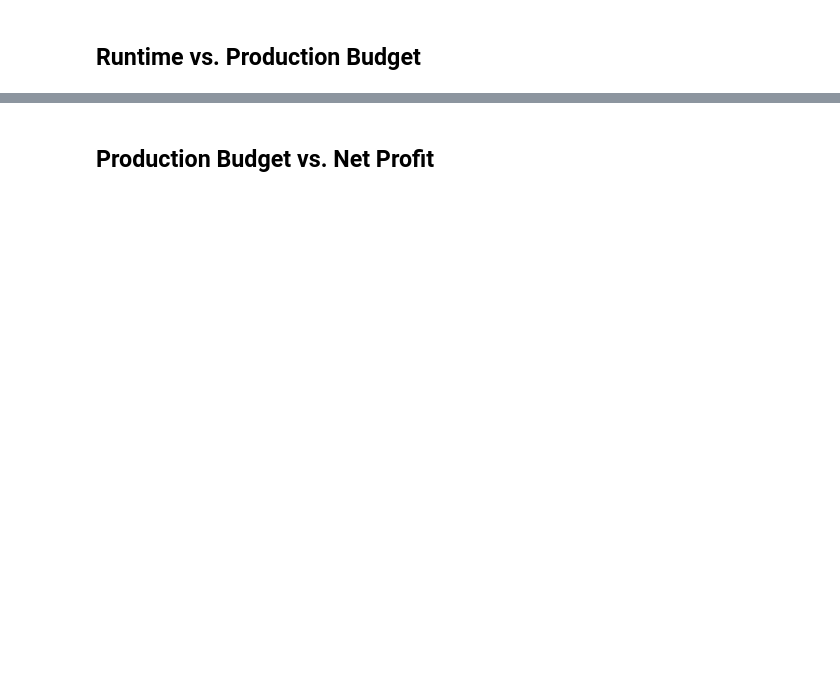
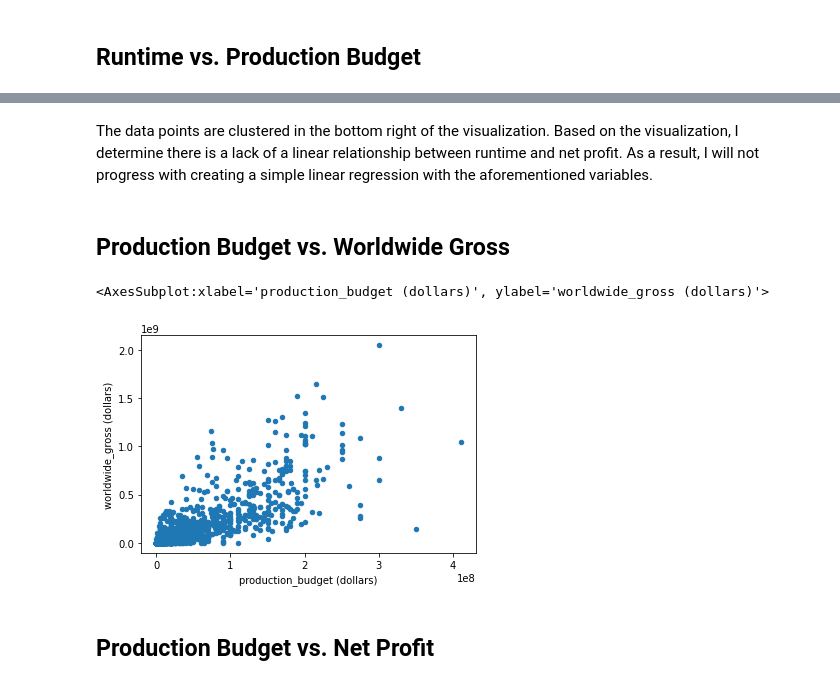
Before and after one commit to keithotuomagie/movie_analysis, a Jupyter notebook: notebook.ipynb, the cells around one changed output, grey strips where cells are left out. Saved outputs shown, nothing was run; the diff lists cells and outputs as text; code cells hidden in the pictures; blank space fills up the shorter version.

```diff
--- a/notebook.ipynb
+++ b/notebook.ipynb
@@ -1138,2 +1208,11 @@ I have completed performing the left join of both dataframes - "df_numbers" and
+# %% [markdown]
+The data points are clustered in the bottom right of the visualization. Based on the visualization, I determine there is a lack of a linear relationship between runtime and net profit. As a result, I will not progress with creating a simple linear regression with the aforementioned variables.
+# %% [markdown]
+## Production Budget vs. Worldwide Gross
+# %%
+df_imdb_numbers.plot.scatter(x="production_budget (dollars)", y="worldwide_gross (dollars)")
+# %% [output]
+<AxesSubplot:xlabel='production_budget (dollars)', ylabel='worldwide_gross (dollars)'>
+[figure, added]
 # %% [markdown]
 ## Production Budget vs. Net Profit
```
Also changed, not shown: parts of 27 cells of this notebook.
